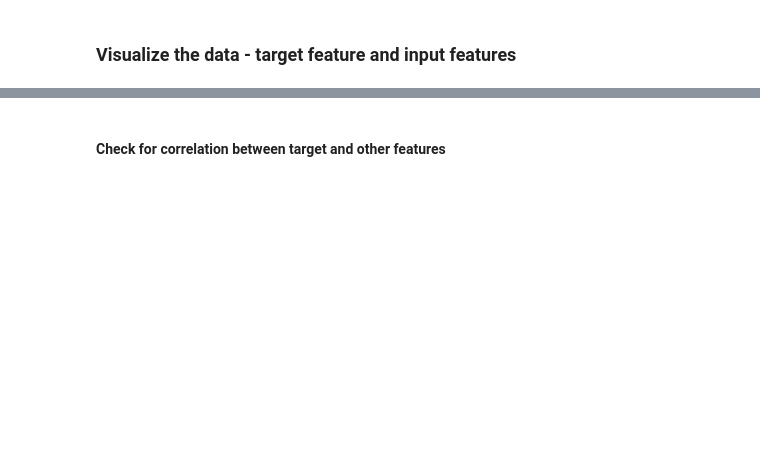
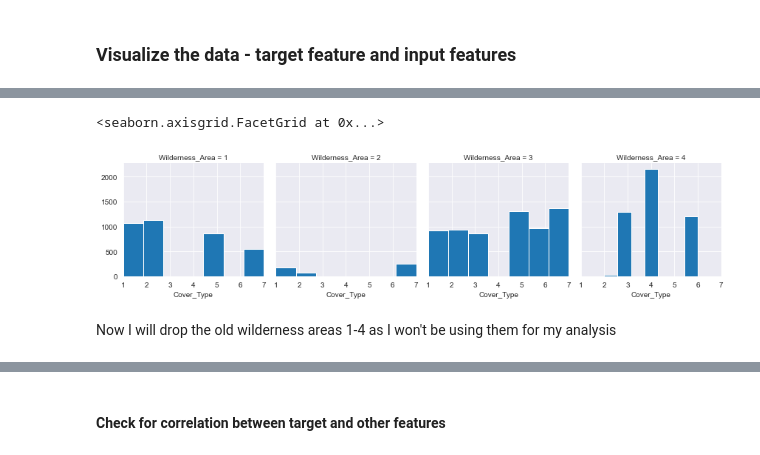
Before and after one commit to OlacodeX/forest_cover_mapping, a Jupyter notebook: random_forest_approach.ipynb, the cells around one changed output, grey strips where cells are left out. Drawn from its saved outputs; the diff is of its cells as text; code cells hidden in the pictures; blank space fills up the shorter version.

```diff
--- a/random_forest_approach.ipynb
+++ b/random_forest_approach.ipynb
@@ -58,0 +40,13 @@ sns.displot(df_train["Cover_Type"])
+# %%
+#the function to code the new wilderness area column
+def code_wilderness_column(row):
+    if row["Wilderness_Area1"] == 1 :
+        return 1
+    elif row["Wilderness_Area2"] == 1 :
+        return 2
+    elif row["Wilderness_Area3"] == 1 :
+        return 3
+    else:
+        return 4
+# %%
+df_train["Wilderness_Area"] = df_train.apply (lambda row: code_wilderness_column(row), axis=1)
@@ -58,0 +62,9 @@ sns.displot(df_train["Cover_Type"])
+# %%
+
+g = sns.FacetGrid(data=df_train,col='Wilderness_Area',xlim=(1,7))
+g.map(plt.hist,'Cover_Type', bins= 7)
+# %% [output]
+<seaborn.axisgrid.FacetGrid at 0x...>
+[figure, added]
+# %% [markdown]
+Now I will drop the old wilderness areas 1-4 as I won't be using them for my analysis
```
Also changed, not shown: parts of 41 cells of this notebook, 7 other files.
